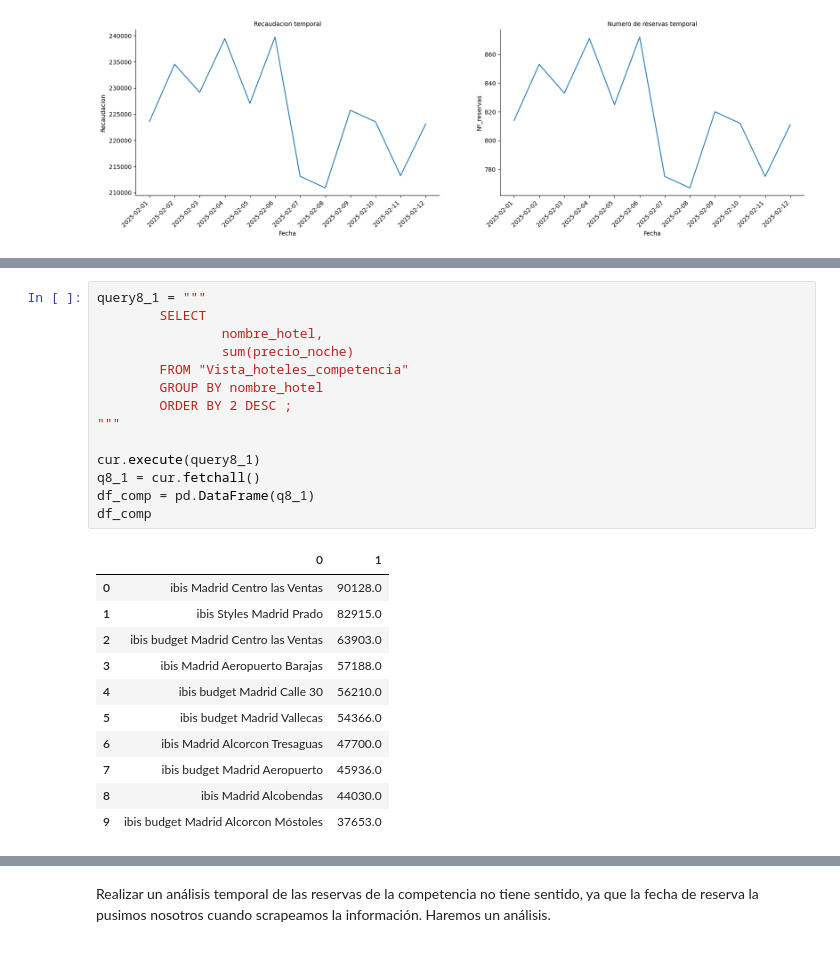
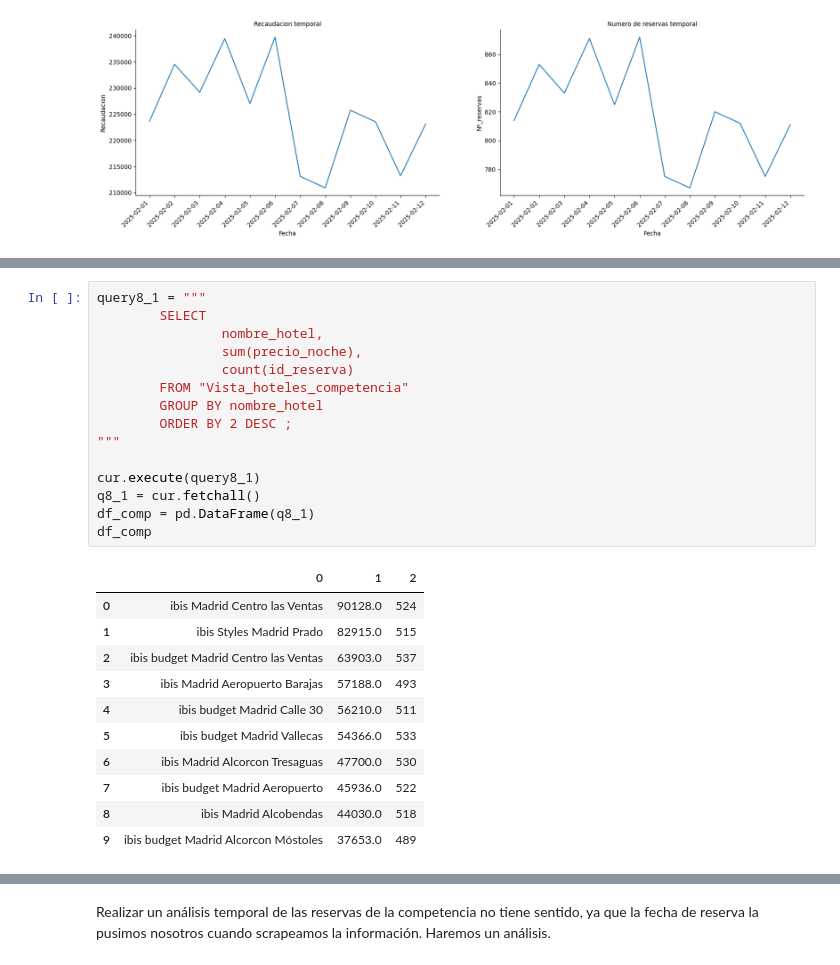
Before and after one commit to Gabijc/Proyecto_ETL_Hoteles, a Jupyter notebook: Notebooks/Bonus_track.ipynb, the cells around one changed output, grey strips where cells are left out. Saved outputs shown, nothing was run; the diff lists cells and outputs as text.

```diff
--- a/Notebooks/Bonus_track.ipynb
+++ b/Notebooks/Bonus_track.ipynb
@@ -331,26 +449,27 @@ conn.commit()
 # %%
 query8_1 = """
         SELECT
                 nombre_hotel,
-                sum(precio_noche)
+                sum(precio_noche),
+                count(id_reserva)
         FROM "Vista_hoteles_competencia"
         GROUP BY nombre_hotel
         ORDER BY 2 DESC ;
 """
 
 cur.execute(query8_1)
 q8_1 = cur.fetchall()
 df_comp = pd.DataFrame(q8_1)
 df_comp
 # %% [output]
-|  | 0 | 1 |
-| 0 | ibis Madrid Centro las Ventas | 90128.0 |
-| 1 | ibis Styles Madrid Prado | 82915.0 |
-| 2 | ibis budget Madrid Centro las Ventas | 63903.0 |
-| 3 | ibis Madrid Aeropuerto Barajas | 57188.0 |
-| 4 | ibis budget Madrid Calle 30 | 56210.0 |
-| 5 | ibis budget Madrid Vallecas | 54366.0 |
-| 6 | ibis Madrid Alcorcon Tresaguas | 47700.0 |
-| 7 | ibis budget Madrid Aeropuerto | 45936.0 |
-| 8 | ibis Madrid Alcobendas | 44030.0 |
-| 9 | ibis budget Madrid Alcorcon Móstoles | 37653.0 |
+|  | 0 | 1 | 2 |
+| 0 | ibis Madrid Centro las Ventas | 90128.0 | 524 |
+| 1 | ibis Styles Madrid Prado | 82915.0 | 515 |
+| 2 | ibis budget Madrid Centro las Ventas | 63903.0 | 537 |
+| 3 | ibis Madrid Aeropuerto Barajas | 57188.0 | 493 |
+| 4 | ibis budget Madrid Calle 30 | 56210.0 | 511 |
+| 5 | ibis budget Madrid Vallecas | 54366.0 | 533 |
+| 6 | ibis Madrid Alcorcon Tresaguas | 47700.0 | 530 |
+| 7 | ibis budget Madrid Aeropuerto | 45936.0 | 522 |
+| 8 | ibis Madrid Alcobendas | 44030.0 | 518 |
+| 9 | ibis budget Madrid Alcorcon Móstoles | 37653.0 | 489 |
```
Also changed, not shown: parts of 29 cells of this notebook, 1 other file.
